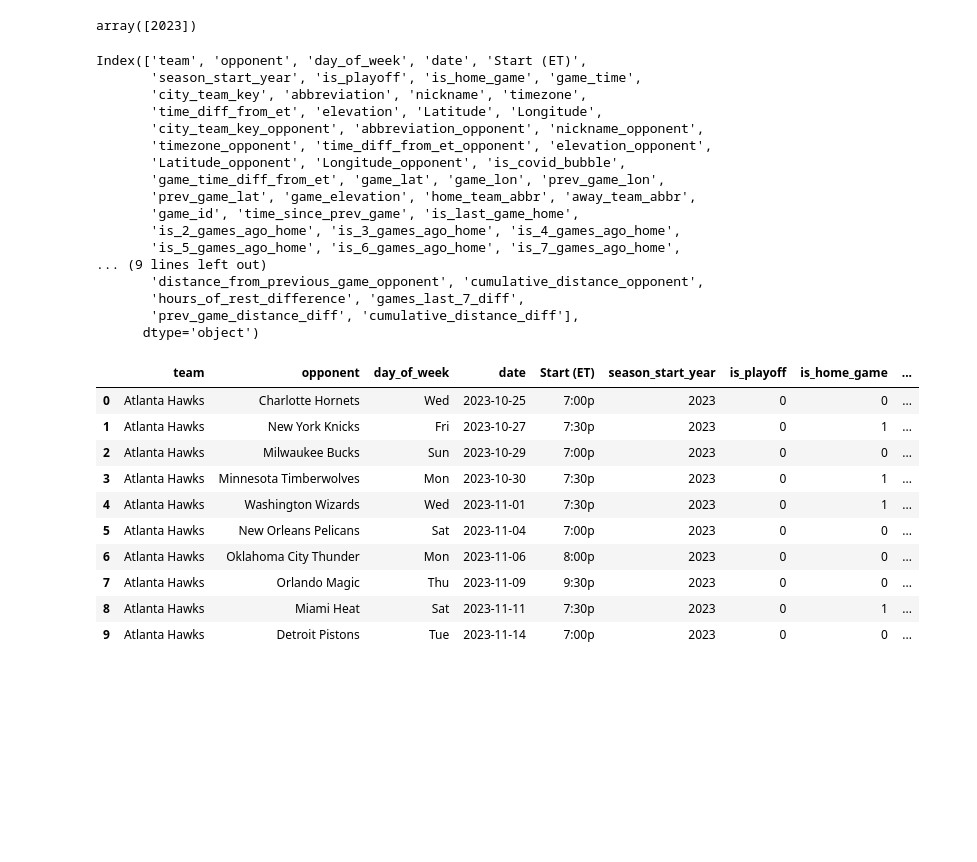
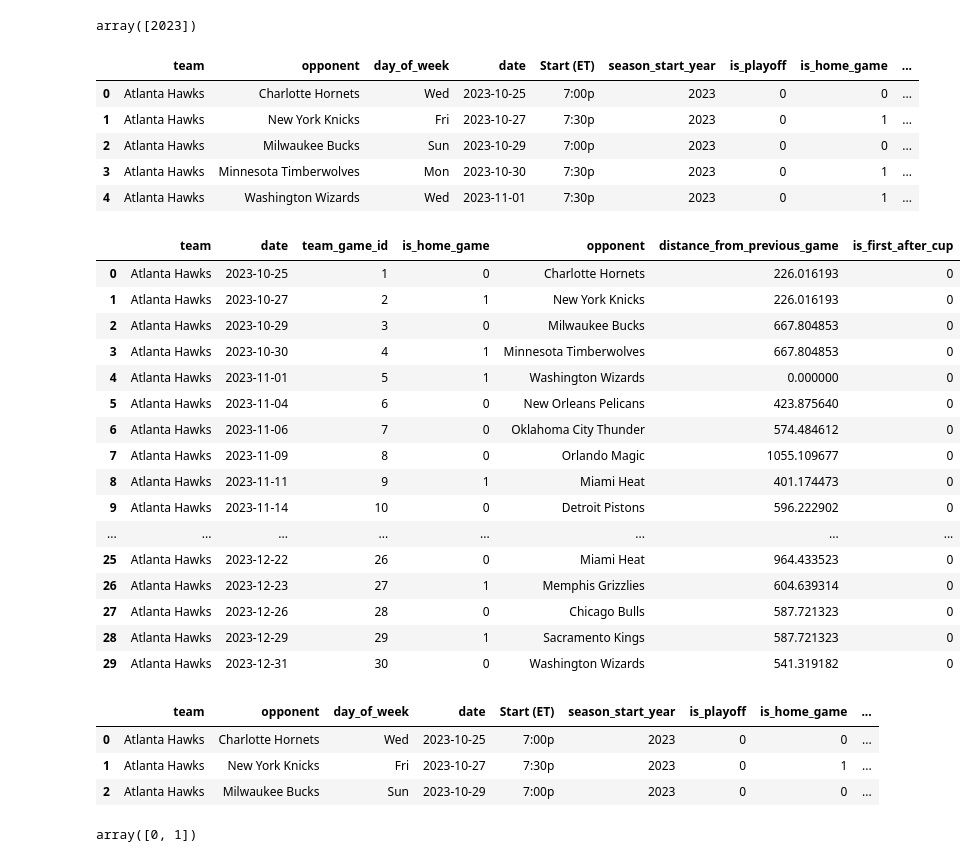
Before and after one commit to matt-oehler-dev/nba_fatigue, a Jupyter notebook: src/7_EDA.ipynb, the cells around one changed output. Cells and saved outputs as stored; diff of their text form; code cells hidden in the pictures; blank space fills up the shorter version.

```diff
--- a/src/7_EDA.ipynb
+++ b/src/7_EDA.ipynb
@@ -35,23 +36,3 @@ df.head()
 df['season_start_year'].unique()
 # %% [output]
 array([2023])
-# %%
-df.columns
-# %% [output]
-Index(['team', 'opponent', 'day_of_week', 'date', 'Start (ET)',
-       'season_start_year', 'is_playoff', 'is_home_game', 'game_time',
-       'city_team_key', 'abbreviation', 'nickname', 'timezone',
-       'time_diff_from_et', 'elevation', 'Latitude', 'Longitude',
-       'city_team_key_opponent', 'abbreviation_opponent', 'nickname_opponent',
-       'timezone_opponent', 'time_diff_from_et_opponent', 'elevation_opponent',
-       'Latitude_opponent', 'Longitude_opponent', 'is_covid_bubble',
-       'game_time_diff_from_et', 'game_lat', 'game_lon', 'prev_game_lon',
-       'prev_game_lat', 'game_elevation', 'home_team_abbr', 'away_team_abbr',
-       'game_id', 'time_since_prev_game', 'is_last_game_home',
-       'is_2_games_ago_home', 'is_3_games_ago_home', 'is_4_games_ago_home',
-       'is_5_games_ago_home', 'is_6_games_ago_home', 'is_7_games_ago_home',
-... (9 lines left out)
-       'distance_from_previous_game_opponent', 'cumulative_distance_opponent',
-       'hours_of_rest_difference', 'games_last_7_diff',
-       'prev_game_distance_diff', 'cumulative_distance_diff'],
-      dtype='object')
@@ -133,9 +41,12 @@ keeps = [
 # %%
 # potential new features to add
 # %%
+# mark the week of season
 df['week_number'] = df['date'].dt.isocalendar().week
 df['week_of_season'] = np.where(df['week_number'] >= 43, df['week_number'] - 42, df['week_number'] + 1 +(df['week_number'].max() - df['week_number'][0]))
-df[keeps + ['week_number', 'week_of_season']].head(10)
+
+df['team_game_id'] = df.groupby('abbreviation').cumcount() + 1
+df.head()
 # %% [output]
 |  | team | opponent | day_of_week | date | Start (ET) | season_start_year | is_playoff | is_home_game | ... |
 | 0 | Atlanta Hawks | Charlotte Hornets | Wed | 2023-10-25 | 7:00p | 2023 | 0 | 0 | ... |
@@ -143,8 +54,33 @@ df[keeps + ['week_number', 'week_of_season']].head(10)
 | 2 | Atlanta Hawks | Milwaukee Bucks | Sun | 2023-10-29 | 7:00p | 2023 | 0 | 0 | ... |
 | 3 | Atlanta Hawks | Minnesota Timberwolves | Mon | 2023-10-30 | 7:30p | 2023 | 0 | 1 | ... |
 | 4 | Atlanta Hawks | Washington Wizards | Wed | 2023-11-01 | 7:30p | 2023 | 0 | 1 | ... |
-| 5 | Atlanta Hawks | New Orleans Pelicans | Sat | 2023-11-04 | 7:00p | 2023 | 0 | 0 | ... |
-| 6 | Atlanta Hawks | Oklahoma City Thunder | Mon | 2023-11-06 | 8:00p | 2023 | 0 | 0 | ... |
-| 7 | Atlanta Hawks | Orlando Magic | Thu | 2023-11-09 | 9:30p | 2023 | 0 | 0 | ... |
-| 8 | Atlanta Hawks | Miami Heat | Sat | 2023-11-11 | 7:30p | 2023 | 0 | 1 | ... |
-| 9 | Atlanta Hawks | Detroit Pistons | Tue | 2023-11-14 | 7:00p | 2023 | 0 | 0 | ... |
+# %%
+# mark the first game after the 12/2
+# after_cup_dict = df[df['date'].gt("2023-12-15")].groupby('team_name').first()['team_game_id'].to_dict()
+# after_cup_dict
+
+after_cup_dict = df[df['date'].gt("2023-12-02")].groupby('abbreviation').first()['team_game_id'].to_dict()
+# after_cup_dict
+
+df['after_id'] = df['abbreviation'].map(after_cup_dict)
+df['is_first_after_cup'] = np.where(df['team_game_id'] == df['after_id'], 1, 0)
+df['distance_from_previous_game'] = np.where(df['is_first_after_cup'] == 1, 0, df['distance_from_previous_game'])
+df[['team', 'date', 'team_game_id',"is_home_game", "opponent", 'distance_from_previous_game', 'is_first_after_cup']].head(30)
+# %% [output]
+|  | team | date | team_game_id | is_home_game | opponent | distance_from_previous_game | is_first_after_cup |
+| 0 | Atlanta Hawks | 2023-10-25 | 1 | 0 | Charlotte Hornets | 226.016193 | 0 |
+| 1 | Atlanta Hawks | 2023-10-27 | 2 | 1 | New York Knicks | 226.016193 | 0 |
+| 2 | Atlanta Hawks | 2023-10-29 | 3 | 0 | Milwaukee Bucks | 667.804853 | 0 |
+| 3 | Atlanta Hawks | 2023-10-30 | 4 | 1 | Minnesota Timberwolves | 667.804853 | 0 |
+| 4 | Atlanta Hawks | 2023-11-01 | 5 | 1 | Washington Wizards | 0.000000 | 0 |
+| 5 | Atlanta Hawks | 2023-11-04 | 6 | 0 | New Orleans Pelicans | 423.875640 | 0 |
+| 6 | Atlanta Hawks | 2023-11-06 | 7 | 0 | Oklahoma City Thunder | 574.484612 | 0 |
+| 7 | Atlanta Hawks | 2023-11-09 | 8 | 0 | Orlando Magic | 1055.109677 | 0 |
+| 8 | Atlanta Hawks | 2023-11-11 | 9 | 1 | Miami Heat | 401.174473 | 0 |
+| 9 | Atlanta Hawks | 2023-11-14 | 10 | 0 | Detroit Pistons | 596.222902 | 0 |
+| ... | ... | ... | ... | ... | ... | ... | ... |
+| 25 | Atlanta Hawks | 2023-12-22 | 26 | 0 | Miami Heat | 964.433523 | 0 |
+| 26 | Atlanta Hawks | 2023-12-23 | 27 | 1 | Memphis Grizzlies | 604.639314 | 0 |
+| 27 | Atlanta Hawks | 2023-12-26 | 28 | 0 | Chicago Bulls | 587.721323 | 0 |
+| 28 | Atlanta Hawks | 2023-12-29 | 29 | 1 | Sacramento Kings | 587.721323 | 0 |
+| 29 | Atlanta Hawks | 2023-12-31 | 30 | 0 | Washington Wizards | 541.319182 | 0 |
@@ -150,0 +89,11 @@ df[keeps + ['week_number', 'week_of_season']].head(10)
+# %%
+df.head(3)
+# %% [output]
+|  | team | opponent | day_of_week | date | Start (ET) | season_start_year | is_playoff | is_home_game | ... |
+| 0 | Atlanta Hawks | Charlotte Hornets | Wed | 2023-10-25 | 7:00p | 2023 | 0 | 0 | ... |
+| 1 | Atlanta Hawks | New York Knicks | Fri | 2023-10-27 | 7:30p | 2023 | 0 | 1 | ... |
+| 2 | Atlanta Hawks | Milwaukee Bucks | Sun | 2023-10-29 | 7:00p | 2023 | 0 | 0 | ... |
+# %%
+df['is_post_nba_cup'].unique()
+# %% [output]
+array([0, 1])
```
Also changed, not shown: parts of 19 cells of this notebook, 9 other files.
